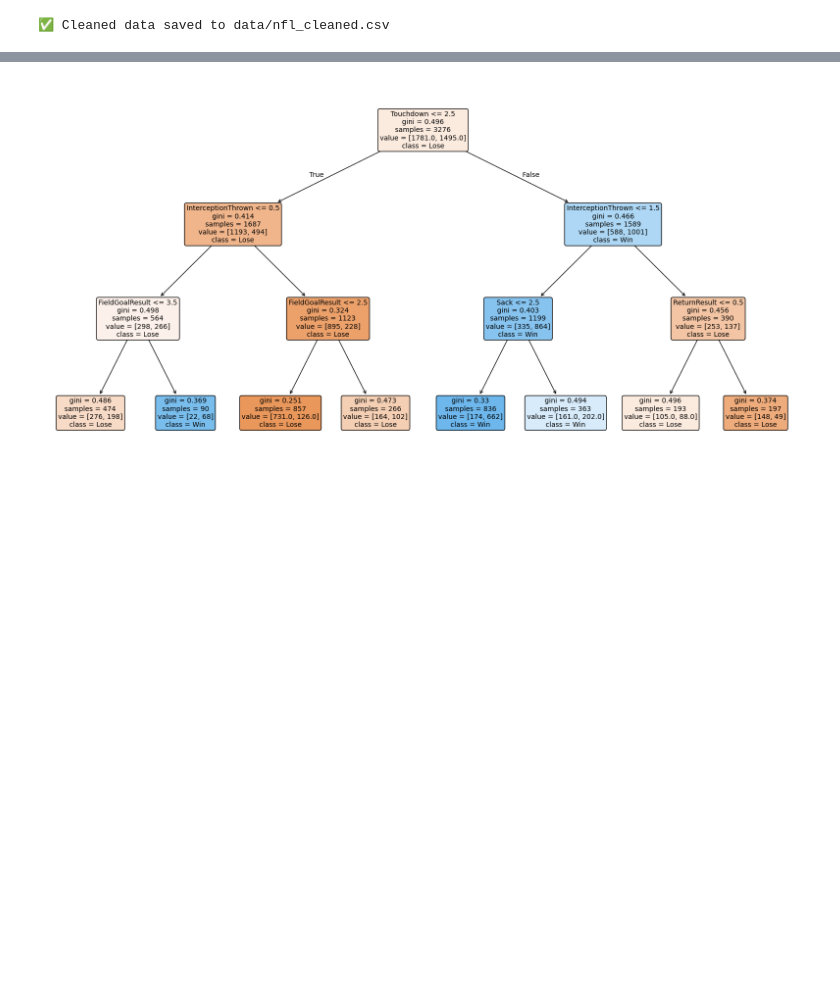
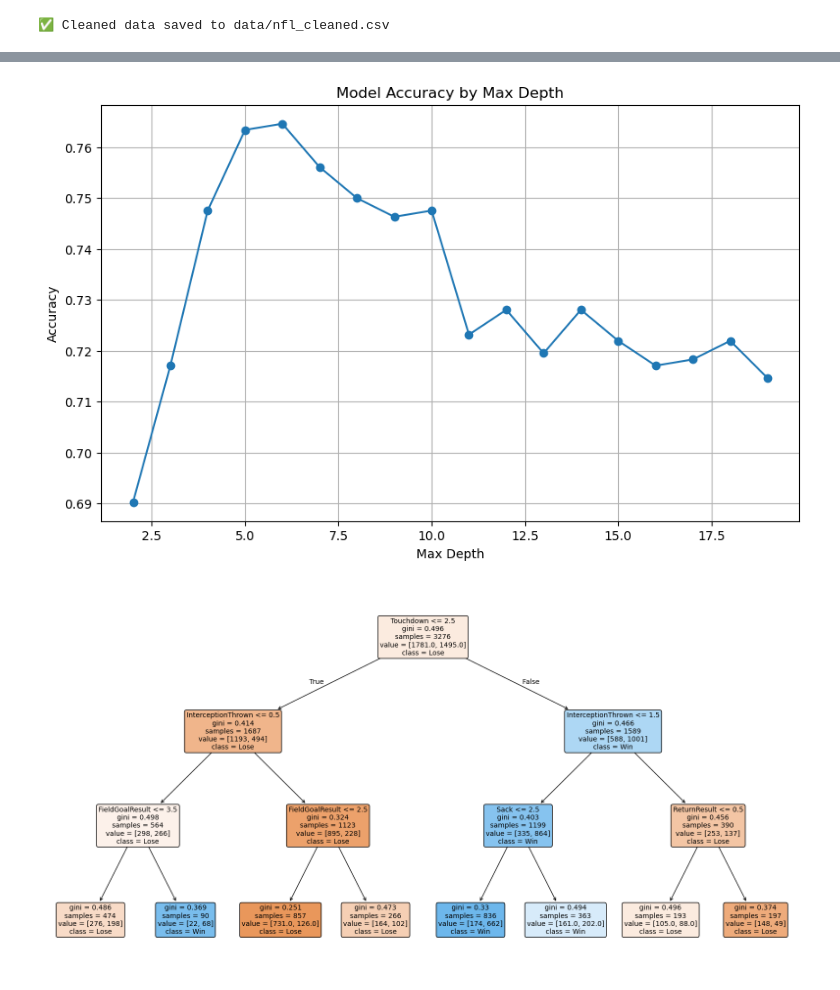
Before and after one commit to tinge5/finalProjectML, a Jupyter notebook: notebooks/DataVisualization.ipynb, the cells around one changed output, grey strips where cells are left out. Saved outputs shown, nothing was run; the diff lists cells and outputs as text; code cells hidden in the pictures; blank space fills up the shorter version.

```diff
--- a/notebooks/DataVisualization.ipynb
+++ b/notebooks/DataVisualization.ipynb
@@ -132,0 +240,6 @@ Model Accuracy: 0.717
+# %%
+for x in range(2,20):
+    model = DecisionTreeClassifier(max_depth=x, random_state=42)
+    model.fit(X_train, y_train)
+    acc = accuracy_score(y_test, model.predict(X_test))
+    print(f"Model Depth {x} Accuracy: {acc:.3f}")
@@ -133,3 +265,20 @@ Model Accuracy: 0.717
+# %%
+plt.figure(figsize=(10,6))
+depths = list(range(2,20))
+accuracies = []
+for x in depths:
+    model = DecisionTreeClassifier(max_depth=x, random_state=42)
+    model.fit(X_train, y_train)
+    acc = accuracy_score(y_test, model.predict(X_test))
+    accuracies.append(acc)
+plt.plot(depths, accuracies, marker='o')
+plt.xlabel('Max Depth')
+plt.ylabel('Accuracy')
+plt.title('Model Accuracy by Max Depth')
+plt.grid(True)
+plt.show()
+# %% [output]
+[figure, added]
 # %%
 from sklearn.tree import plot_tree
 import matplotlib.pyplot as plt
```
Also changed, not shown: parts of 10 cells of this notebook, 2 other files.
